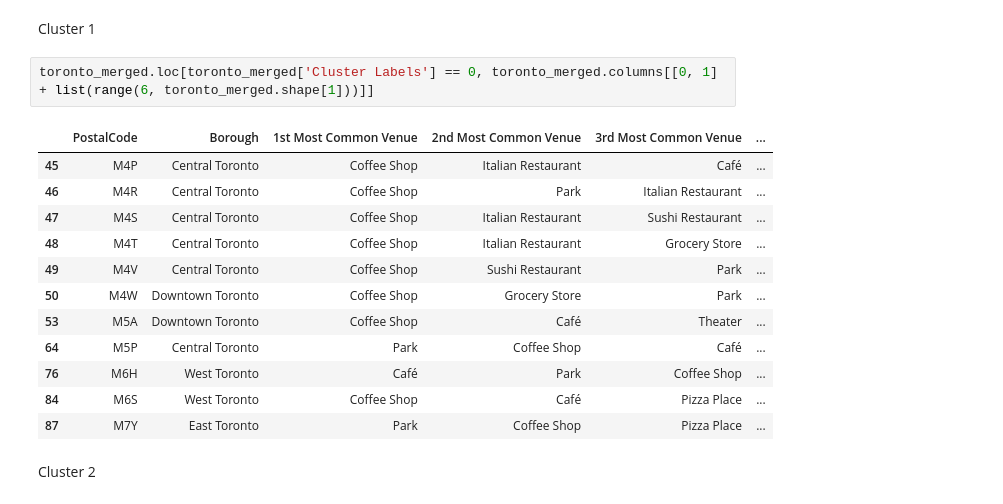
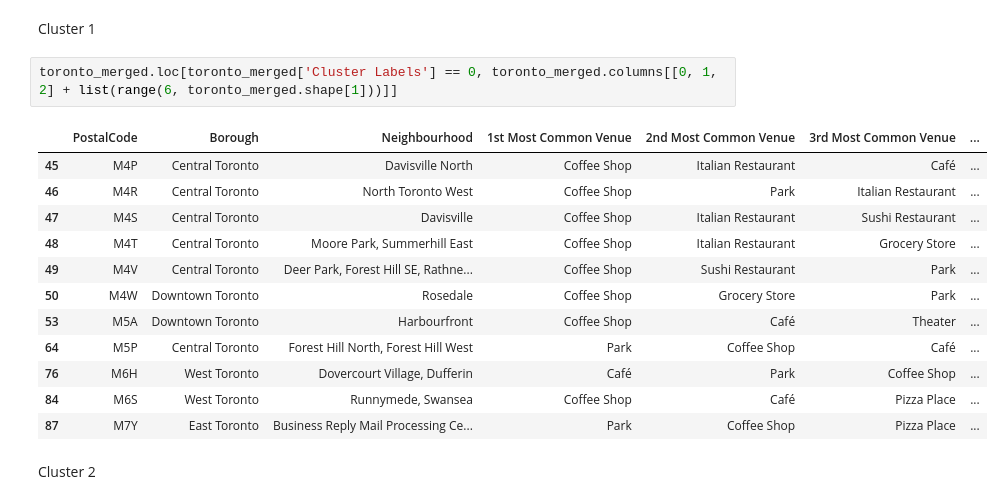
Before and after one commit to mark-locatechs/Coursera_Capstone, a Jupyter notebook: week3_toronto.ipynb, the cells around one changed output. Drawn from its saved outputs; the diff is of its cells as text.

```diff
--- a/week3_toronto.ipynb
+++ b/week3_toronto.ipynb
@@ -406,20 +406,20 @@ map_clusters
 # %% [markdown]
 Cluster 1
 # %%
-toronto_merged.loc[toronto_merged['Cluster Labels'] == 0, toronto_merged.columns[[0, 1] + list(range(6, toronto_merged.shape[1]))]]
+toronto_merged.loc[toronto_merged['Cluster Labels'] == 0, toronto_merged.columns[[0, 1, 2] + list(range(6, toronto_merged.shape[1]))]]
 # %% [output]
-|  | PostalCode | Borough | 1st Most Common Venue | 2nd Most Common Venue | 3rd Most Common Venue | ... |
-| 45 | M4P | Central Toronto | Coffee Shop | Italian Restaurant | Café | ... |
-| 46 | M4R | Central Toronto | Coffee Shop | Park | Italian Restaurant | ... |
-| 47 | M4S | Central Toronto | Coffee Shop | Italian Restaurant | Sushi Restaurant | ... |
-| 48 | M4T | Central Toronto | Coffee Shop | Italian Restaurant | Grocery Store | ... |
-| 49 | M4V | Central Toronto | Coffee Shop | Sushi Restaurant | Park | ... |
-| 50 | M4W | Downtown Toronto | Coffee Shop | Grocery Store | Park | ... |
-| 53 | M5A | Downtown Toronto | Coffee Shop | Café | Theater | ... |
-| 64 | M5P | Central Toronto | Park | Coffee Shop | Café | ... |
-| 76 | M6H | West Toronto | Café | Park | Coffee Shop | ... |
-| 84 | M6S | West Toronto | Coffee Shop | Café | Pizza Place | ... |
-| 87 | M7Y | East Toronto | Park | Coffee Shop | Pizza Place | ... |
+|  | PostalCode | Borough | Neighbourhood | 1st Most Common Venue | 2nd Most Common Venue | 3rd Most Common Venue | ... |
+| 45 | M4P | Central Toronto | Davisville North | Coffee Shop | Italian Restaurant | Café | ... |
+| 46 | M4R | Central Toronto | North Toronto West | Coffee Shop | Park | Italian Restaurant | ... |
+| 47 | M4S | Central Toronto | Davisville | Coffee Shop | Italian Restaurant | Sushi Restaurant | ... |
+| 48 | M4T | Central Toronto | Moore Park, Summerhill East | Coffee Shop | Italian Restaurant | Grocery Store | ... |
+| 49 | M4V | Central Toronto | Deer Park, Forest Hill SE, Rathne... | Coffee Shop | Sushi Restaurant | Park | ... |
+| 50 | M4W | Downtown Toronto | Rosedale | Coffee Shop | Grocery Store | Park | ... |
+| 53 | M5A | Downtown Toronto | Harbourfront | Coffee Shop | Café | Theater | ... |
+| 64 | M5P | Central Toronto | Forest Hill North, Forest Hill West | Park | Coffee Shop | Café | ... |
+| 76 | M6H | West Toronto | Dovercourt Village, Dufferin | Café | Park | Coffee Shop | ... |
+| 84 | M6S | West Toronto | Runnymede, Swansea | Coffee Shop | Café | Pizza Place | ... |
+| 87 | M7Y | East Toronto | Business Reply Mail Processing Ce... | Park | Coffee Shop | Pizza Place | ... |
 # %% [markdown]
 Cluster 2
 # %%
```
Also changed, not shown: parts of 4 cells of this notebook.
